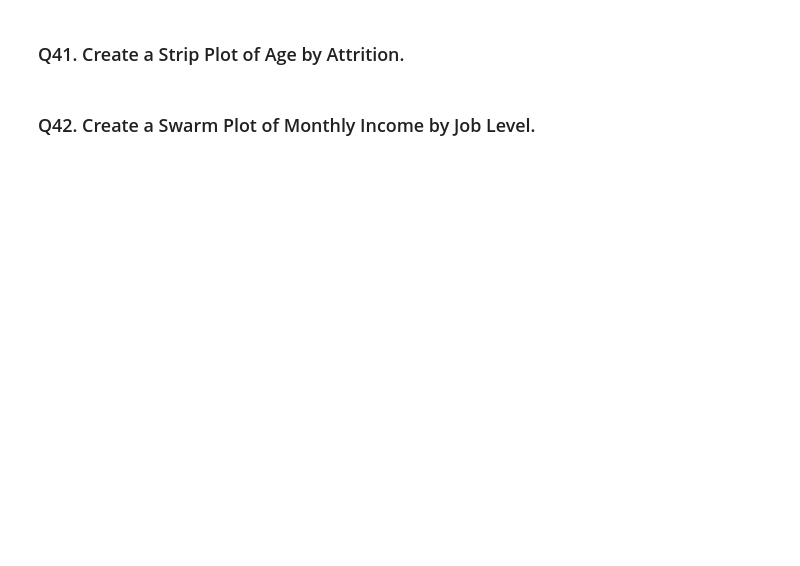
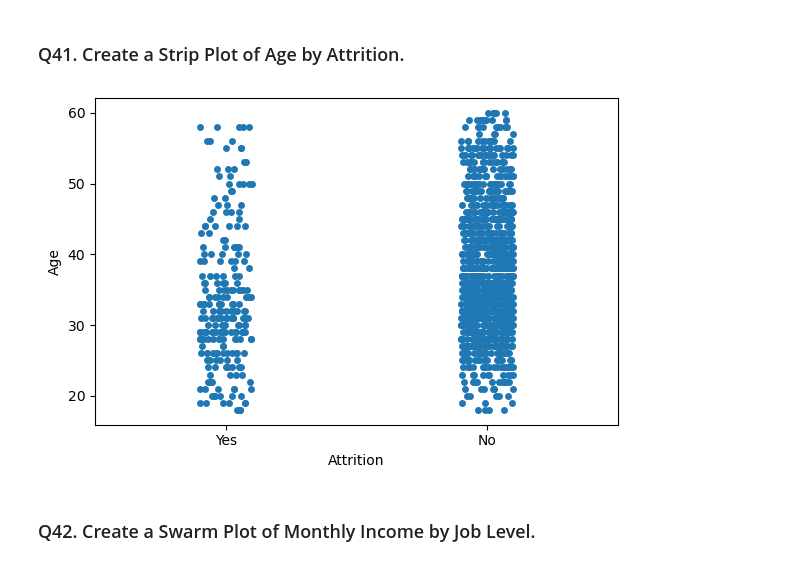
Before and after one commit to suyogy1-bot/Matplotlib_Seaborn, a Jupyter notebook: HR_Attrition_Assignment_Blank.ipynb, the cells around one changed output. Cells and saved outputs as stored; diff of their text form; code cells hidden in the pictures; blank space fills up the shorter version.

```diff
--- a/HR_Attrition_Assignment_Blank.ipynb
+++ b/HR_Attrition_Assignment_Blank.ipynb
@@ -512,4 +551,14 @@ plt.show()
 # %% [markdown]
 ### Q41. Create a Strip Plot of Age by Attrition.
+# %%
+plt.figure(figsize=(6,4))
+sns.stripplot(
+    data=df,
+    x='Attrition',
+    y='Age')
+plt.tight_layout()
+plt.show()
+# %% [output]
+[figure, added]
 # %% [markdown]
 ### Q42. Create a Swarm Plot of Monthly Income by Job Level.
```
Also changed, not shown: parts of 12 cells of this notebook.
